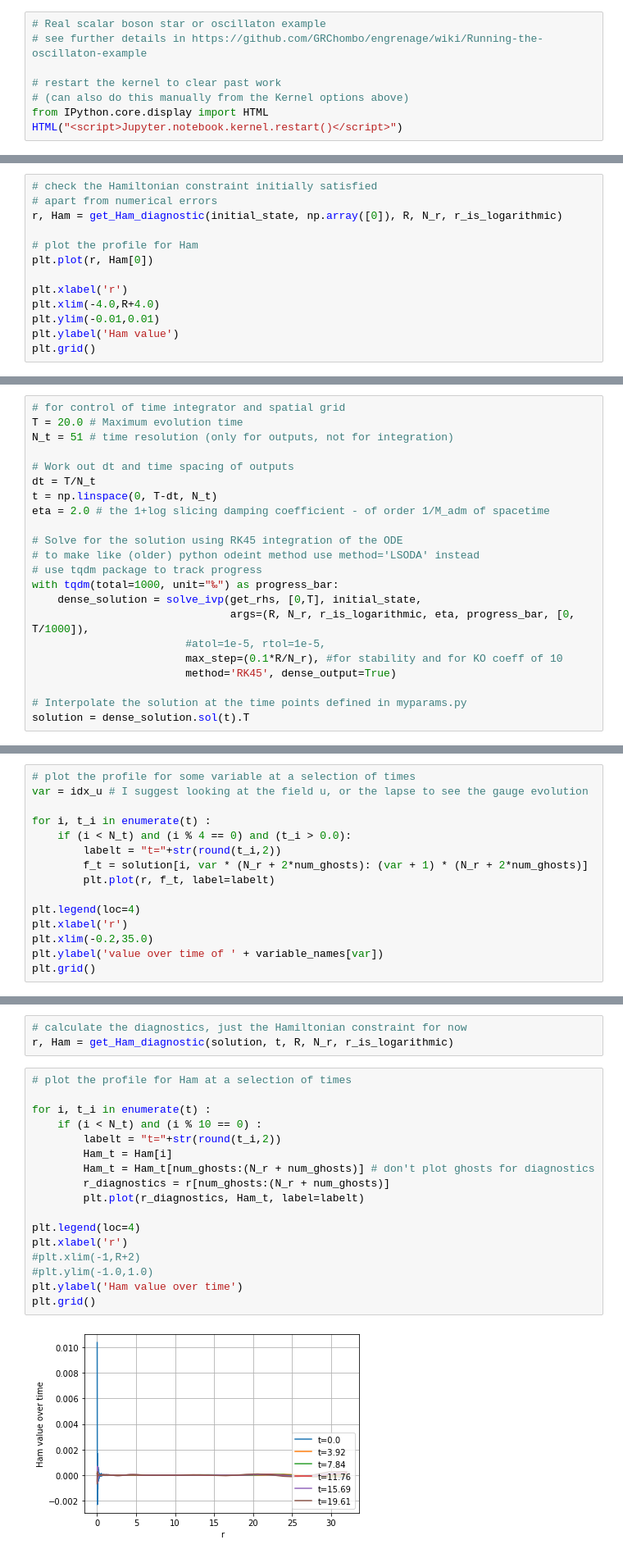
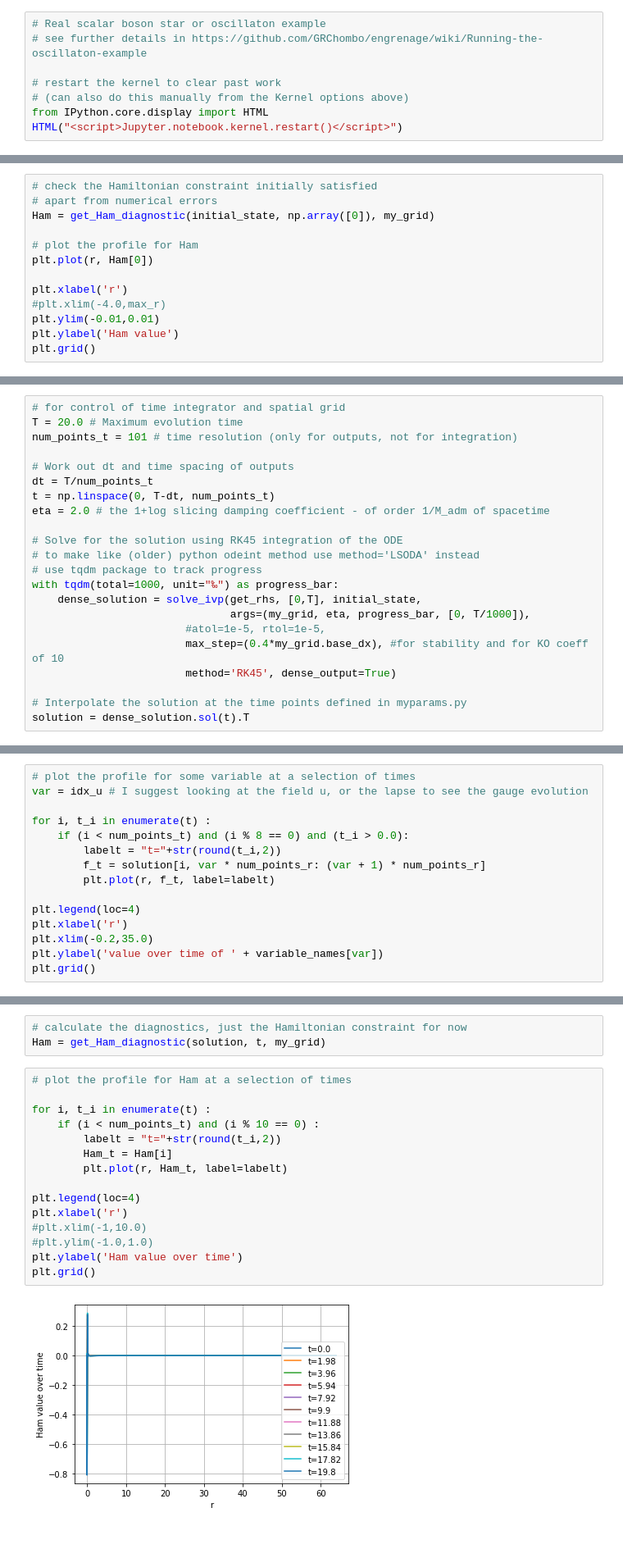
Before and after one commit to GRTLCollaboration/engrenage, a Jupyter notebook: examples/OscillatonEvolution.ipynb, the cells around one changed output, grey strips where cells are left out. Shown at 82% size. Cells and saved outputs as stored; diff of their text form.

```diff
--- a/examples/OscillatonEvolution.ipynb
+++ b/examples/OscillatonEvolution.ipynb
@@ -56,13 +58,13 @@ plt.grid()
 # %%
 # check the Hamiltonian constraint initially satisfied
 # apart from numerical errors
-r, Ham = get_Ham_diagnostic(initial_state, np.array([0]), R, N_r, r_is_logarithmic)
+Ham = get_Ham_diagnostic(initial_state, np.array([0]), my_grid)
 
 # plot the profile for Ham
 plt.plot(r, Ham[0])
 
 plt.xlabel('r')
-plt.xlim(-4.0,R+4.0)
+#plt.xlim(-4.0,max_r)
 plt.ylim(-0.01,0.01)
 plt.ylabel('Ham value')
 plt.grid()
@@ -71,11 +73,11 @@ plt.grid()
 # %%
 # for control of time integrator and spatial grid
 T = 20.0 # Maximum evolution time
-N_t = 51 # time resolution (only for outputs, not for integration)
+num_points_t = 101 # time resolution (only for outputs, not for integration)
 
 # Work out dt and time spacing of outputs
-dt = T/N_t
-t = np.linspace(0, T-dt, N_t)
+dt = T/num_points_t
+t = np.linspace(0, T-dt, num_points_t)
 eta = 2.0 # the 1+log slicing damping coefficient - of order 1/M_adm of spacetime
 
 # Solve for the solution using RK45 integration of the ODE
@@ -83,9 +85,9 @@ eta = 2.0 # the 1+log slicing damping coefficient - of order 1/M_adm of spacetim
 # use tqdm package to track progress
 with tqdm(total=1000, unit="‰") as progress_bar:
     dense_solution = solve_ivp(get_rhs, [0,T], initial_state,
-                               args=(R, N_r, r_is_logarithmic, eta, progress_bar, [0, T/1000]),
+                               args=(my_grid, eta, progress_bar, [0, T/1000]),
                         #atol=1e-5, rtol=1e-5,
-                        max_step=(0.1*R/N_r), #for stability and for KO coeff of 10
+                        max_step=(0.4*my_grid.base_dx), #for stability and for KO coeff of 10
                         method='RK45', dense_output=True)
 
 # Interpolate the solution at the time points defined in myparams.py
@@ -113,9 +115,9 @@ plt.grid()
 var = idx_u # I suggest looking at the field u, or the lapse to see the gauge evolution
 
 for i, t_i in enumerate(t) :
-    if (i < N_t) and (i % 4 == 0) and (t_i > 0.0):
+    if (i < num_points_t) and (i % 8 == 0) and (t_i > 0.0):
         labelt = "t="+str(round(t_i,2))
-        f_t = solution[i, var * (N_r + 2*num_ghosts): (var + 1) * (N_r + 2*num_ghosts)]
+        f_t = solution[i, var * num_points_r: (var + 1) * num_points_r]
         plt.plot(r, f_t, label=labelt)
 
 plt.legend(loc=4)
@@ -128,25 +130,23 @@ plt.grid()
 # %%
 # calculate the diagnostics, just the Hamiltonian constraint for now
-r, Ham = get_Ham_diagnostic(solution, t, R, N_r, r_is_logarithmic)
+Ham = get_Ham_diagnostic(solution, t, my_grid)
 # %%
 # plot the profile for Ham at a selection of times
 
 for i, t_i in enumerate(t) :
-    if (i < N_t) and (i % 10 == 0) :
+    if (i < num_points_t) and (i % 10 == 0) :
         labelt = "t="+str(round(t_i,2))
         Ham_t = Ham[i]
-        Ham_t = Ham_t[num_ghosts:(N_r + num_ghosts)] # don't plot ghosts for diagnostics
-        r_diagnostics = r[num_ghosts:(N_r + num_ghosts)]
-        plt.plot(r_diagnostics, Ham_t, label=labelt)
+        plt.plot(r, Ham_t, label=labelt)
 
 plt.legend(loc=4)
 plt.xlabel('r')
-#plt.xlim(-1,R+2)
+#plt.xlim(-1,10.0)
 #plt.ylim(-1.0,1.0)
 plt.ylabel('Ham value over time')
 plt.grid()
 # %% [output]
-[figure, old version]
+[figure, new version]
 # %%
 # Animation of the fields (u, v) varying in time
 from matplotlib import animation
```
Also changed, not shown: parts of 6 cells of this notebook, 10 other files.
